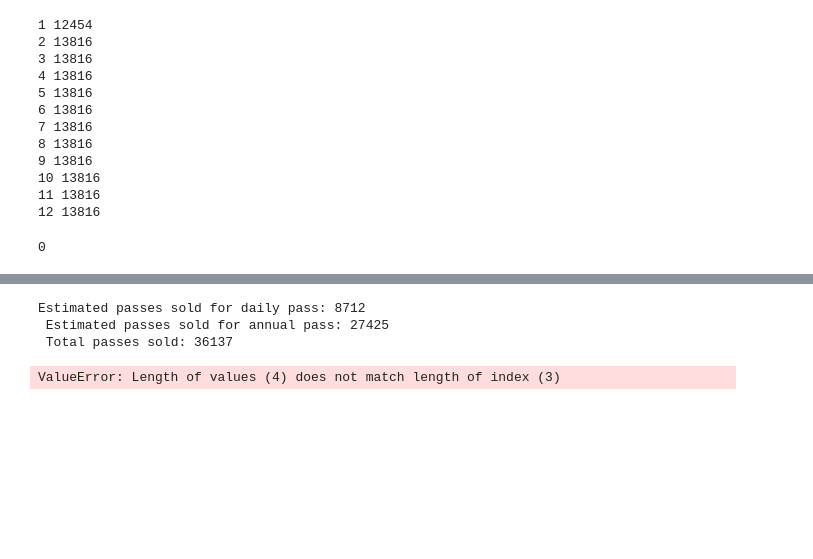
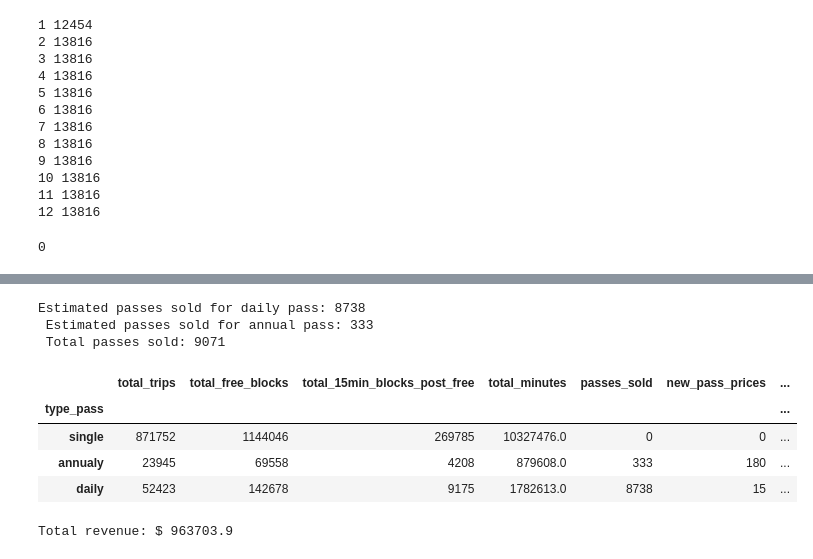
Before and after one commit to jreyesgar93/practica-final-opt-2021, a Jupyter notebook: notebooks/practica_final.ipynb, the cells around one changed output, grey strips where cells are left out. Saved outputs shown, nothing was run; the diff lists cells and outputs as text; code cells hidden in the pictures; blank space fills up the shorter version.

```diff
--- a/notebooks/practica_final.ipynb
+++ b/notebooks/practica_final.ipynb
@@ -342,19 +345,35 @@ Rides per day required for daily pass (scaled): 2.8
 # Divide total trips by rides required for breakeven per pass duration (day/month/year) to get estimated number
 # of passholders.
 
-passes_sold_day = math.ceil(agg_pass_groups.loc['one_day','total_trips']/rides_day_pass_estimate)
-passes_sold_annual = math.ceil(agg_pass_groups.loc['annual','total_trips']/rides_annual_pass_estimate)
+passes_sold_day = math.ceil(agg_pass_groups.loc['daily','total_trips']/rides_day_pass_estimate)
+passes_sold_annual = math.ceil(agg_pass_groups.loc['annualy','total_trips']/rides_annual_pass_estimate)
 passes_sold_total = passes_sold_day + passes_sold_annual
 
-agg_pass_groups['passes_sold'] = [passes_sold_annual, passes_sold_day, 0]
+agg_pass_groups['passes_sold'] = [0, passes_sold_annual, passes_sold_day]
 
 print("Estimated passes sold for daily pass:",passes_sold_day,'\n',
-
       "Estimated passes sold for annual pass:", passes_sold_annual,'\n',
      "Total passes sold:", passes_sold_total)
-agg_pass_groups['previous_pass_prices'] = [40, 7, 0]
 # %% [output]
-Estimated passes sold for daily pass: 8712
- Estimated passes sold for annual pass: 27425
- Total passes sold: 36137
+Estimated passes sold for daily pass: 8738
+ Estimated passes sold for annual pass: 333
+ Total passes sold: 9071
-ValueError: Length of values (4) does not match length of index (3)
+# %%
+agg_pass_groups['new_pass_prices'] = [0, 180, 15]
+agg_pass_groups['average_charged_blocks_per_ride'] = agg_pass_groups['total_15min_blocks_post_free'] / agg_pass_groups['total_trips']
+agg_pass_groups['percent_total_trips'] = agg_pass_groups['total_trips']/sum(agg_pass_groups['total_trips'])
+agg_pass_groups
+# %% [output]
+|  | total_trips | total_free_blocks | total_15min_blocks_post_free | total_minutes | passes_sold | new_pass_prices | ... |
+| type_pass |  |  |  |  |  |  | ... |
+| single | 871752 | 1144046 | 269785 | 10327476.0 | 0 | 0 | ... |
+| annualy | 23945 | 69558 | 4208 | 879608.0 | 333 | 180 | ... |
+| daily | 52423 | 142678 | 9175 | 1782613.0 | 8738 | 15 | ... |
+# %%
+current_tot_rev = (4 * agg_pass_groups['total_15min_blocks_post_free']['daily']
+                   + 2.7 * agg_pass_groups['total_15min_blocks_post_free']['single']
+                   + 1.8 * agg_pass_groups['total_15min_blocks_post_free']['annualy']
+                   + sum(agg_pass_groups['passes_sold'] * agg_pass_groups['new_pass_prices']))
+print('Total revenue: $', current_tot_rev)
+# %% [output]
+Total revenue: $ 963703.9
```
Also changed, not shown: parts of 54 cells of this notebook.
